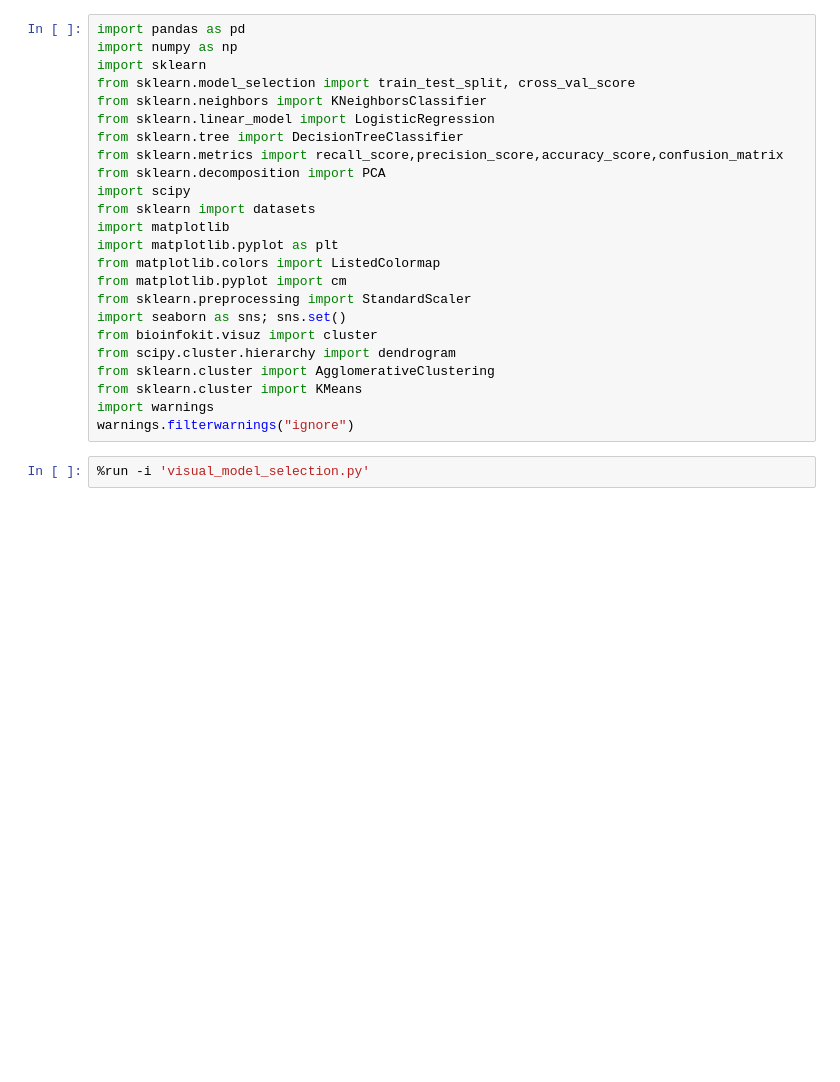
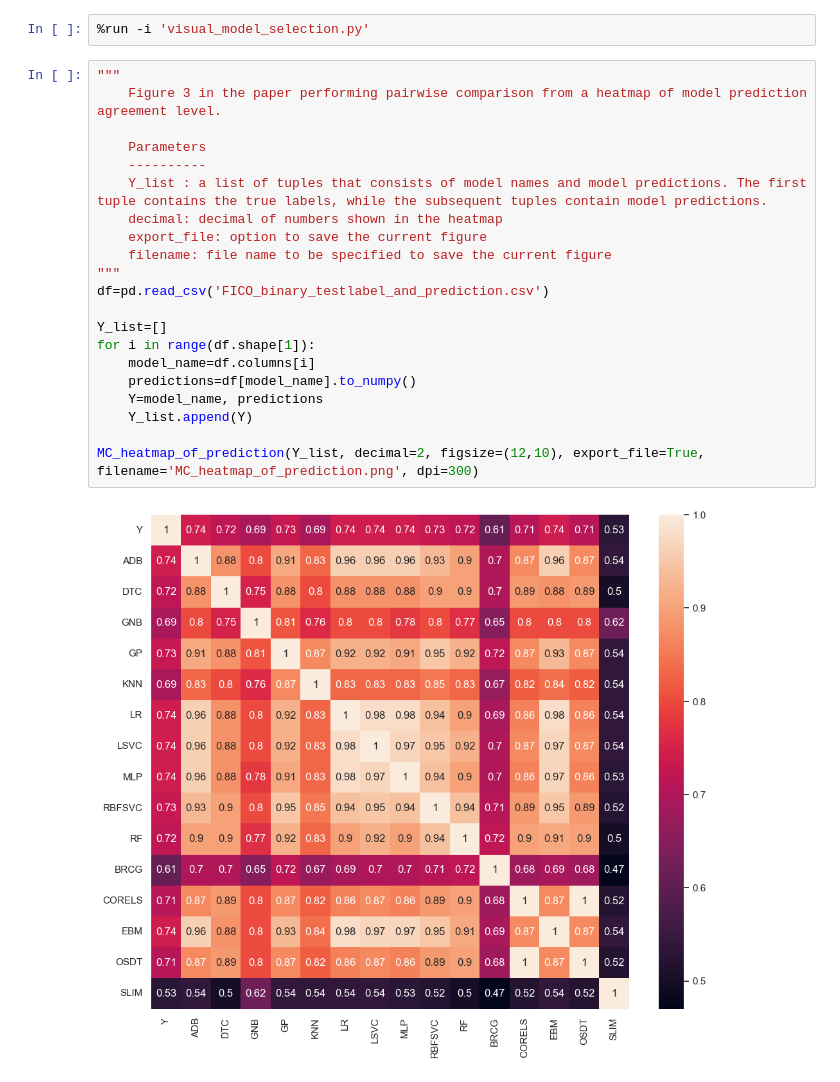
Before and after one commit to zhesimon/ComparativeMetaModels, a Jupyter notebook: Interface_example.ipynb, the cells around one changed output. Drawn from its saved outputs; the diff is of its cells as text; blank space fills up the shorter version.

```diff
--- a/Interface_example.ipynb
+++ b/Interface_example.ipynb
@@ -1,26 +1,25 @@
-# %%
-import pandas as pd
-import numpy as np
-import sklearn
-from sklearn.model_selection import train_test_split, cross_val_score
-from sklearn.neighbors import KNeighborsClassifier
-from sklearn.linear_model import LogisticRegression
-from sklearn.tree import DecisionTreeClassifier
-from sklearn.metrics import recall_score,precision_score,accuracy_score,confusion_matrix
-from sklearn.decomposition import PCA
-import scipy
-from sklearn import datasets
-import matplotlib
-import matplotlib.pyplot as plt
-from matplotlib.colors import ListedColormap
-from matplotlib.pyplot import cm
-from sklearn.preprocessing import StandardScaler
-import seaborn as sns; sns.set()
-from bioinfokit.visuz import cluster
-from scipy.cluster.hierarchy import dendrogram
-from sklearn.cluster import AgglomerativeClustering
-from sklearn.cluster import KMeans
-import warnings
-warnings.filterwarnings("ignore")
 # %%
 %run -i 'visual_model_selection.py'
+# %%
+"""
+    Figure 3 in the paper performing pairwise comparison from a heatmap of model prediction agreement level.
+
+    Parameters
+    ----------
+    Y_list : a list of tuples that consists of model names and model predictions. The first tuple contains the true labels, while the subsequent tuples contain model predictions.
+    decimal: decimal of numbers shown in the heatmap
+    export_file: option to save the current figure
+    filename: file name to be specified to save the current figure
+"""
+df=pd.read_csv('FICO_binary_testlabel_and_prediction.csv')
+
+Y_list=[]
+for i in range(df.shape[1]):
+    model_name=df.columns[i]
+    predictions=df[model_name].to_numpy()
+    Y=model_name, predictions
+    Y_list.append(Y)
+
+MC_heatmap_of_prediction(Y_list, decimal=2, figsize=(12,10), export_file=True, filename='MC_heatmap_of_prediction.png', dpi=300)
+# %% [output]
+[figure, added]
```
Also changed, not shown: parts of 14 cells of this notebook, 1 other file.
